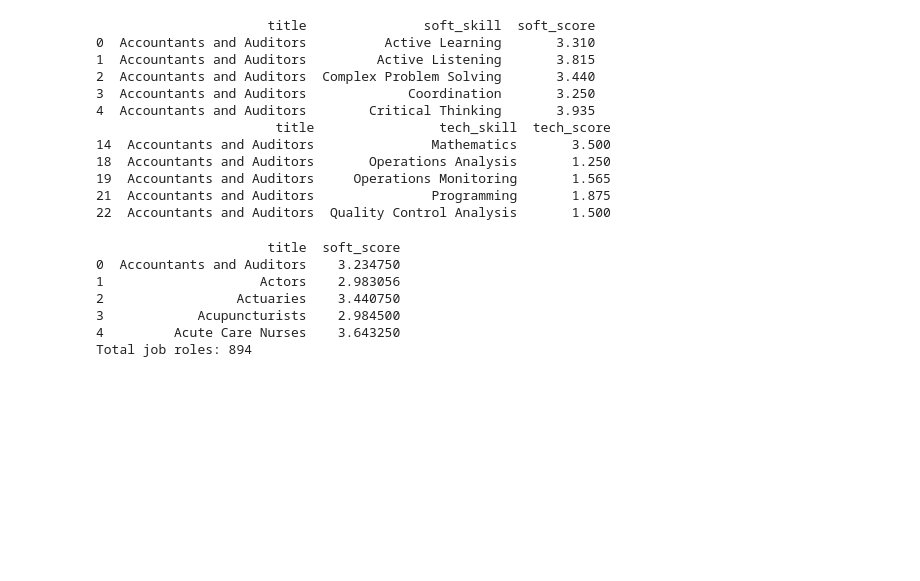
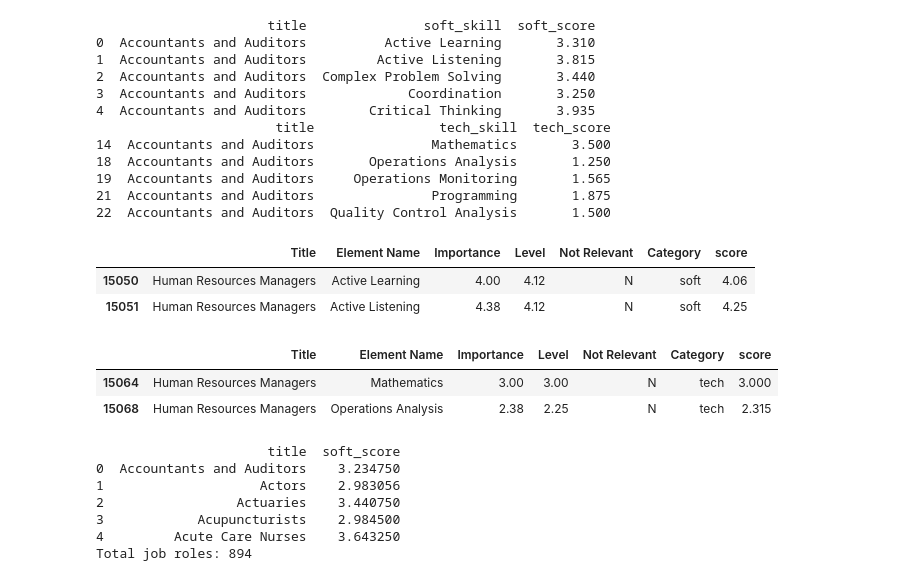
Before and after one commit to pradervonsky/haste, a Jupyter notebook: hr_skills.ipynb, the cells around one changed output. Cells and saved outputs as stored; diff of their text form; code cells hidden in the pictures; blank space fills up the shorter version.

```diff
--- a/hr_skills.ipynb
+++ b/hr_skills.ipynb
@@ -59,6 +78,19 @@ print(tech_df.head())
 19  Accountants and Auditors     Operations Monitoring       1.565
 21  Accountants and Auditors               Programming       1.875
 22  Accountants and Auditors  Quality Control Analysis       1.500
+# %%
+# showing head for 'Human Resources Managers' Title
+display(skills[skills['Title'] == 'Human Resources Managers'].head(2))
+
+# showing only tech Category
+display(skills[(skills['Title'] == 'Human Resources Managers') & (skills['Category'] == 'tech')].head(2))
+# %% [output]
+|  | Title | Element Name | Importance | Level | Not Relevant | Category | score |
+| 15050 | Human Resources Managers | Active Learning | 4.00 | 4.12 | N | soft | 4.06 |
+| 15051 | Human Resources Managers | Active Listening | 4.38 | 4.12 | N | soft | 4.25 |
+|  | Title | Element Name | Importance | Level | Not Relevant | Category | score |
+| 15064 | Human Resources Managers | Mathematics | 3.00 | 3.00 | N | tech | 3.000 |
+| 15068 | Human Resources Managers | Operations Analysis | 2.38 | 2.25 | N | tech | 2.315 |
 # %%
 # aggregate for each Title for soft skills
 soft = soft_df.groupby('title')['soft_score'].mean().reset_index()
```
Also changed, not shown: parts of 6 cells of this notebook.
